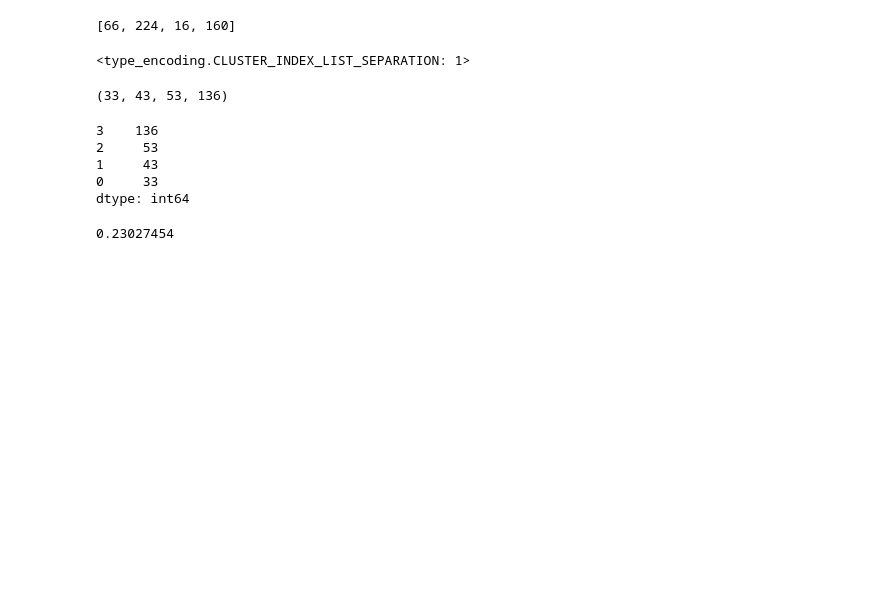
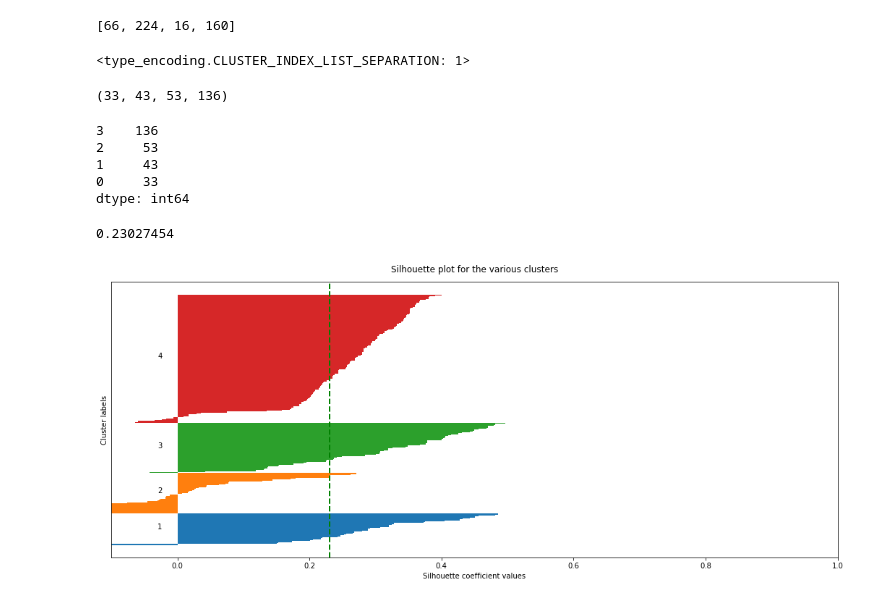
Before and after one commit to Rpinto02/Similarity_Recommender, a Jupyter notebook: model/Portfolio3_K-medoids.ipynb, the cells around one changed output. Cells and saved outputs as stored; diff of their text form; code cells hidden in the pictures; blank space fills up the shorter version.

Commit message:
added evaluation metrics for the clusters

```diff
--- a/model/Portfolio3_K-medoids.ipynb
+++ b/model/Portfolio3_K-medoids.ipynb
@@ -137,3 +138,32 @@ from sklearn.metrics import silhouette_score
 silhouette_score(dissimilarity_matrix, labels, metric='precomputed', sample_size=None, random_state=42)
 # %% [output]
 0.23027454
+# %%
+X = dissimilarity_matrix
+
+# Get silhouette samples
+silhouette_vals = silhouette_samples(X, labels,metric='precomputed')
+# Silhouette plot
+fig, (ax1) = plt.subplots(1)
+fig.set_size_inches(18, 7)
+
+y_ticks = []
+y_lower, y_upper = 0, 0
+for i, cluster in enumerate(np.unique(labels)):
+    cluster_silhouette_vals = silhouette_vals[labels == cluster]
+    cluster_silhouette_vals.sort()
+    y_upper += len(cluster_silhouette_vals)
+    ax1.barh(range(y_lower, y_upper), cluster_silhouette_vals, edgecolor='none', height=1)
+    ax1.text(-0.03, (y_lower + y_upper) / 2, str(i + 1))
+    y_lower += len(cluster_silhouette_vals)
+
+    # Get the average silhouette score and plot it
+avg_score = np.mean(silhouette_vals)
+ax1.axvline(avg_score, linestyle='--', linewidth=2, color='green')
+ax1.set_yticks([])
+ax1.set_xlim([-0.1, 1])
+ax1.set_xlabel('Silhouette coefficient values')
+ax1.set_ylabel('Cluster labels')
+ax1.set_title('Silhouette plot for the various clusters', y=1.02);
+# %% [output]
+[figure, added]
```
Also changed, not shown: parts of 14 cells of this notebook.
